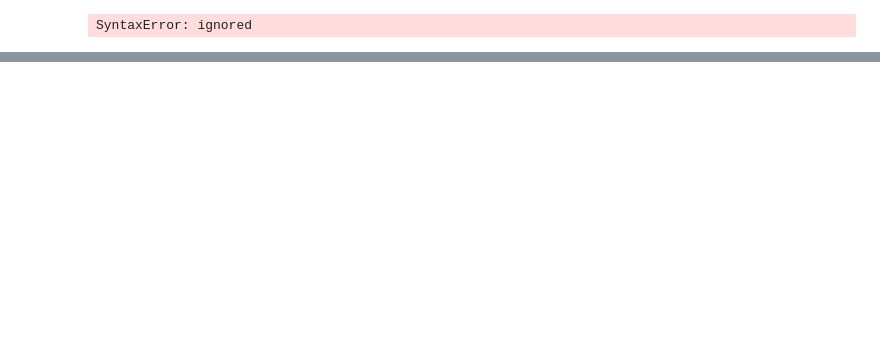
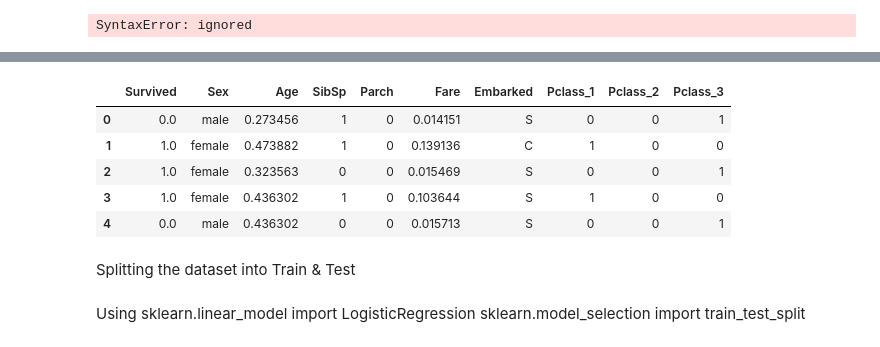
Before and after one commit to forde1909/MLDIoT_Practical1, a Jupyter notebook: Copy_of_practical_4.ipynb, the cells around one changed output, grey strips where cells are left out. Cells and saved outputs as stored; diff of their text form; code cells hidden in the pictures; blank space fills up the shorter version.

```diff
--- a/Copy_of_practical_4.ipynb
+++ b/Copy_of_practical_4.ipynb
@@ -165,0 +236,11 @@ SyntaxError: ignored
+# %%
+data.head()
+# %% [output]
+|  | Survived | Sex | Age | SibSp | Parch | Fare | Embarked | Pclass_1 | Pclass_2 | Pclass_3 |
+| 0 | 0.0 | male | 0.273456 | 1 | 0 | 0.014151 | S | 0 | 0 | 1 |
+| 1 | 1.0 | female | 0.473882 | 1 | 0 | 0.139136 | C | 1 | 0 | 0 |
+| 2 | 1.0 | female | 0.323563 | 0 | 0 | 0.015469 | S | 0 | 0 | 1 |
+| 3 | 1.0 | female | 0.436302 | 1 | 0 | 0.103644 | S | 1 | 0 | 0 |
+| 4 | 0.0 | male | 0.436302 | 0 | 0 | 0.015713 | S | 0 | 0 | 1 |
+# %% [markdown]
+Splitting the dataset into Train & Test
@@ -165,0 +251,3 @@ SyntaxError: ignored
+# %% [markdown]
+Using sklearn.linear_model import LogisticRegression
+sklearn.model_selection import train_test_split
```
Also changed, not shown: parts of 33 cells of this notebook.
